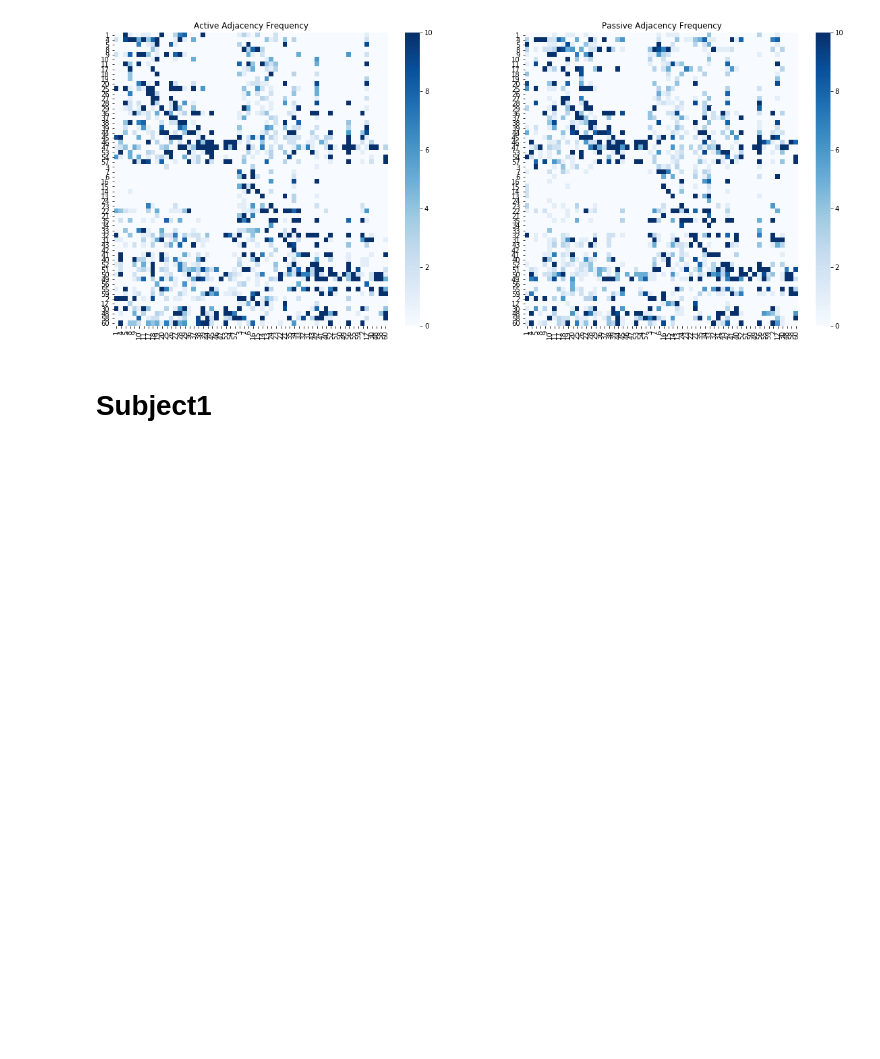
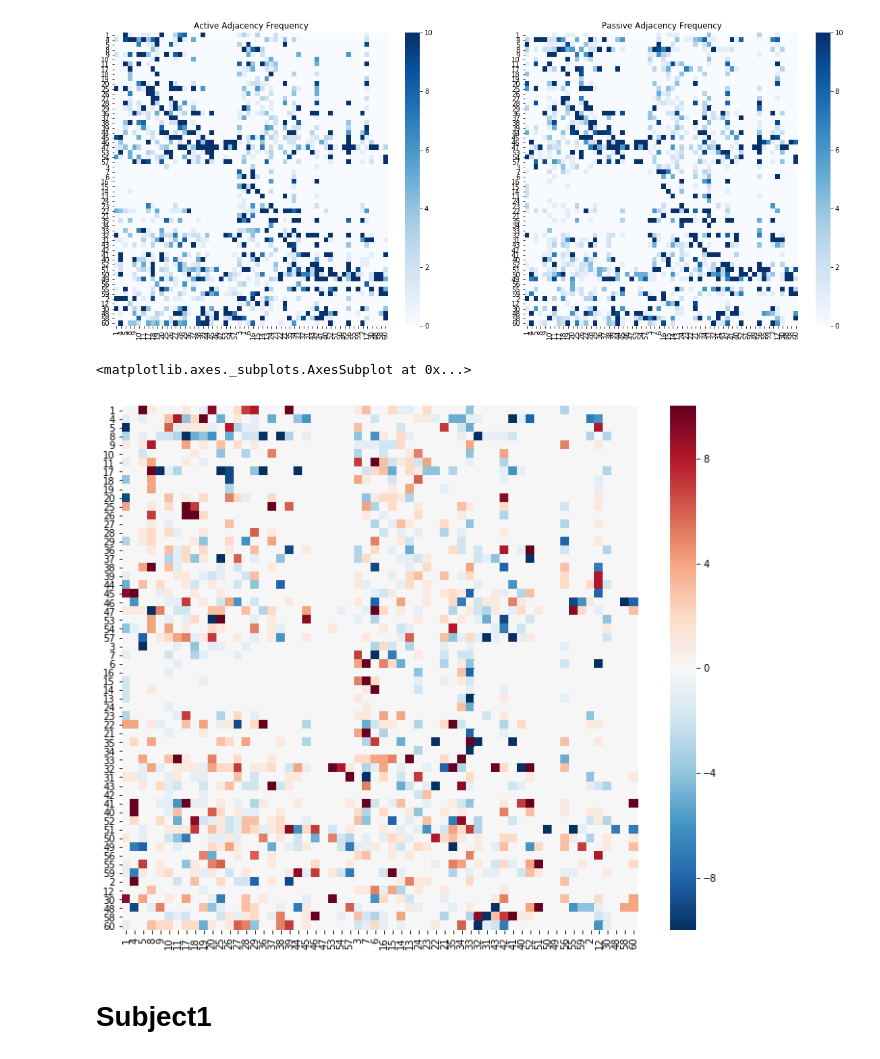
Before and after one commit to andylikescodes/EEG_Causal_Discovery, a Jupyter notebook: notebooks/Data_preprocessing.ipynb, the cells around one changed output. Saved outputs shown, nothing was run; the diff lists cells and outputs as text; code cells hidden in the pictures; blank space fills up the shorter version.

```diff
--- a/notebooks/Data_preprocessing.ipynb
+++ b/notebooks/Data_preprocessing.ipynb
@@ -246,6 +298,13 @@ axs[1].set_title('Passive Adjacency Frequency')
 # %% [output]
 Text(0.5, 1.0, 'Passive Adjacency Frequency')
 [figure]
+# %%
+graph_diff = graphs_active_freq - graphs_passive_freq
+plt.rcParams["figure.figsize"] = (12, 10)
+sns.heatmap(graph_diff, cmap='RdBu_r', xticklabels=chs, yticklabels=chs, vmin=-10, vmax=10)
+# %% [output]
+<matplotlib.axes._subplots.AxesSubplot at 0x...>
+[figure, added]
 # %% [markdown]
 # Subject1
 # %%
```
Also changed, not shown: parts of 11 cells of this notebook.
